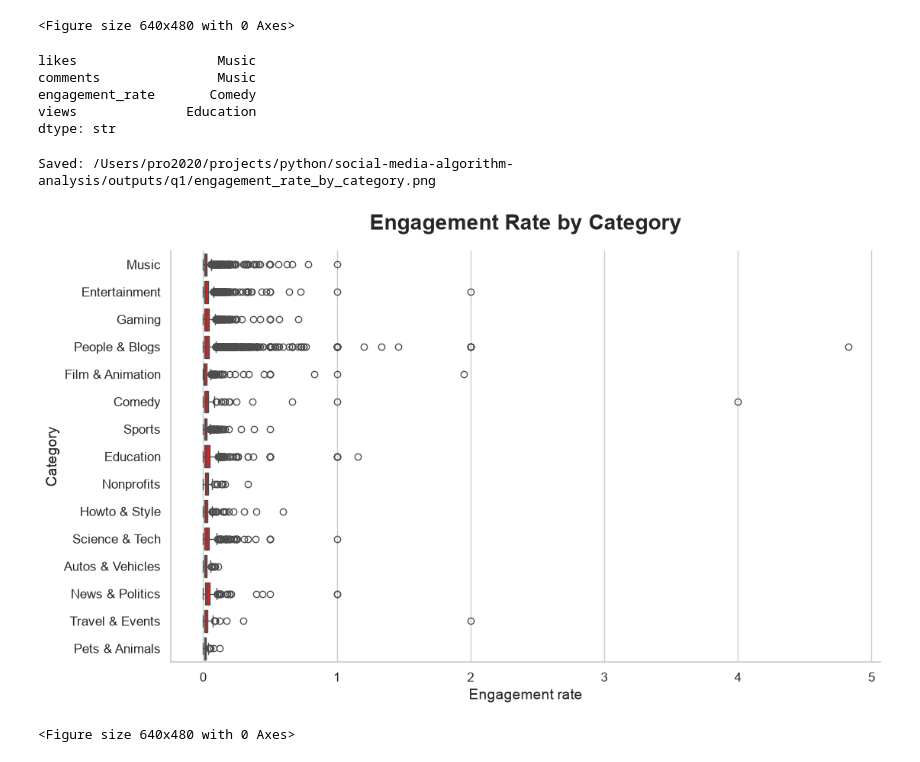
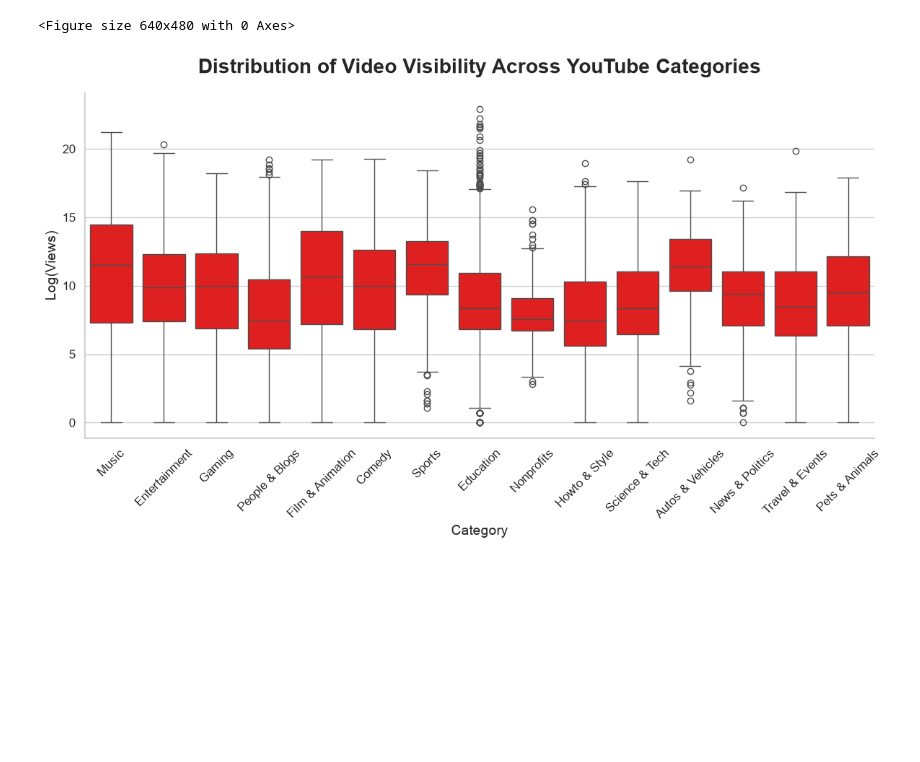
Before and after one commit to patinnojoe/algorithm-economy, a Jupyter notebook: notebook/q1-category-engagement.ipynb, the cells around one changed output. Cells and saved outputs as stored; diff of their text form; code cells hidden in the pictures; blank space fills up the shorter version.

```diff
--- a/notebook/q1-category-engagement.ipynb
+++ b/notebook/q1-category-engagement.ipynb
@@ -115,41 +98,27 @@ plt.clf()
 Saved: /Users/pro2020/projects/python/social-media-algorithm-analysis/outputs/q1/mean_engagement_by_category.png
 [figure]
 <Figure size 640x480 with 0 Axes>
-# %%
-
-metrics = (
-    df.groupby("category_name")
-    .agg({
-        "likes":"mean",
-        "comments":"mean",
-        "engagement_rate":"mean",
-        "views":"mean"
-    })
-)
-
-metrics.idxmax()
-# %% [output]
-likes                  Music
-comments               Music
-engagement_rate       Comedy
-views              Education
-dtype: str
-# %%
-
-fig, ax = create_figure()
-sns.boxplot(
-    data=df,
-    x="engagement_rate",
-    y="category_name",
-    color=YOUTUBE_RED
-)
-
-style_plot(ax=ax, ylabel='Category', xlabel="Engagement rate", title="Engagement Rate by Category")
-save_figure(fig=fig, filename='q1/engagement_rate_by_category.png')
-
-plt.show()
-plt.clf()
-# %% [output]
-Saved: /Users/pro2020/projects/python/social-media-algorithm-analysis/outputs/q1/engagement_rate_by_category.png
-[figure, removed]
-<Figure size 640x480 with 0 Axes>
+# %%
+fig, ax = create_figure()
+
+sns.boxplot(
+    data=df,
+    x="category_name",
+    y="log_views",
+    ax=ax,
+    color=YOUTUBE_RED
+)
+
+ax.tick_params(axis="x", rotation=45)
+
+style_plot(
+    ax=ax,
+    xlabel="Category",
+    ylabel="Log(Views)",
+    title="Distribution of Video Visibility Across YouTube Categories"
+)
+
+plt.tight_layout()
+plt.show()
+# %% [output]
+[figure, added]
```
Also changed, not shown: parts of 11 cells of this notebook, 7 other files.
